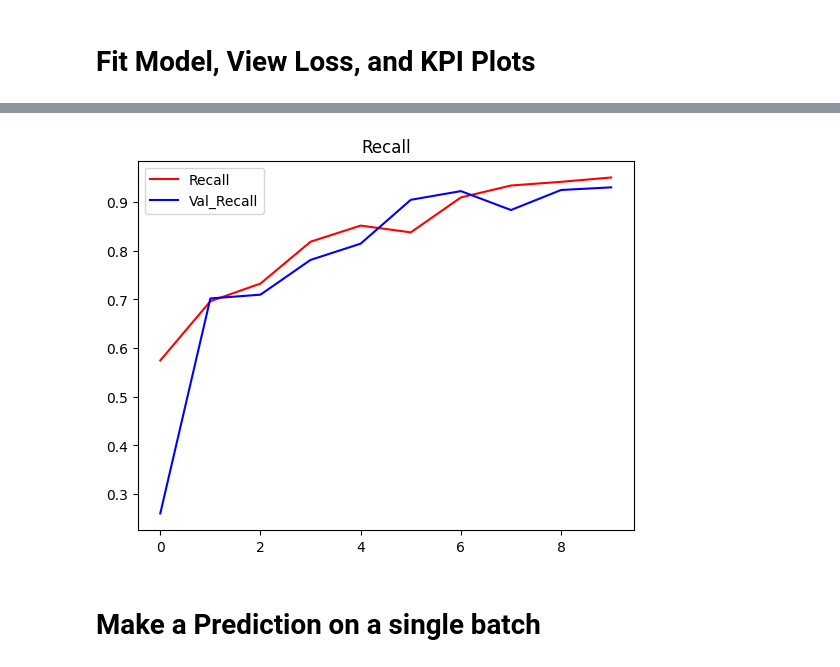
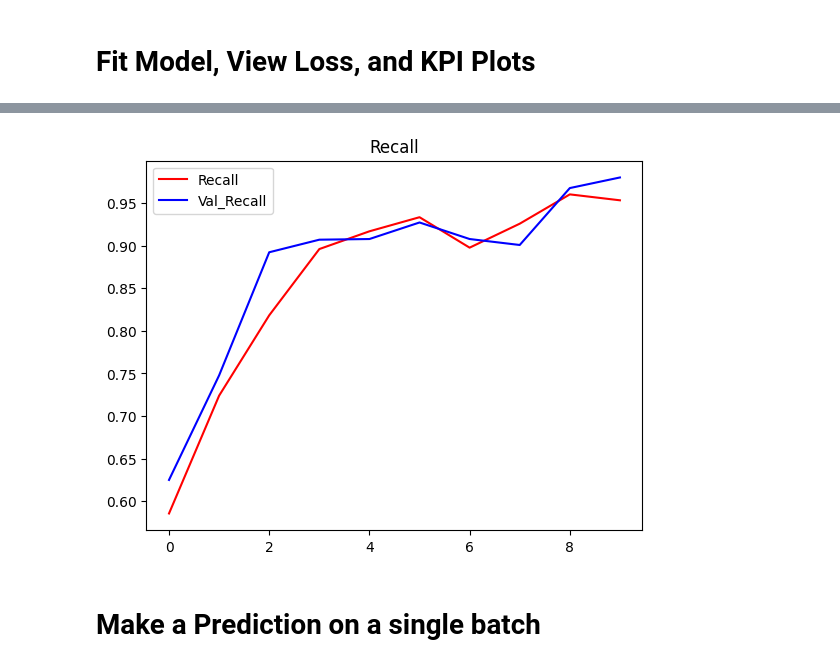
Before and after one commit to 490-BadMouth/BadMouth, a Jupyter notebook: BadMouth_CNN_Multi_Class.ipynb, the cells around one changed output, grey strips where cells are left out. Cells and saved outputs as stored; diff of their text form; code cells hidden in the pictures.

```diff
--- a/BadMouth_CNN_Multi_Class.ipynb
+++ b/BadMouth_CNN_Multi_Class.ipynb
@@ -231,8 +231,8 @@ import time
 # %%
 # test various configs of model
 dense_layers = [0] # 1 worked well so we check 0 and 2
-layer_sizes = [32] # 16 worked well so we check 8 and 32
-conv_layers = [3] # 2 worked well so we check 1 and 3
+layer_sizes = [64] # 16 worked well so we check 8 and 32
+conv_layers = [4] # 2 worked well so we check 1 and 3
 dense_size = 128
 epochs_num = 10
 
@@ -356,13 +356,13 @@ plt.show()
 # %%
 # plot recall
 # the percentage of positive predicitions that were correct (only bad words)
 plt.title('Recall')
-plt.plot(hist.history['recall_2'], 'r')
-plt.plot(hist.history['val_recall_2'], 'b')
+plt.plot(hist.history['recall'], 'r')
+plt.plot(hist.history['val_recall'], 'b')
 plt.legend(["Recall", "Val_Recall"])
 plt.show()
 # %% [output]
-[figure, old version]
+[figure, new version]
 # %% [markdown]
 # Make a Prediction on a single batch
 # %%
```
Also changed, not shown: parts of 13 cells of this notebook.
